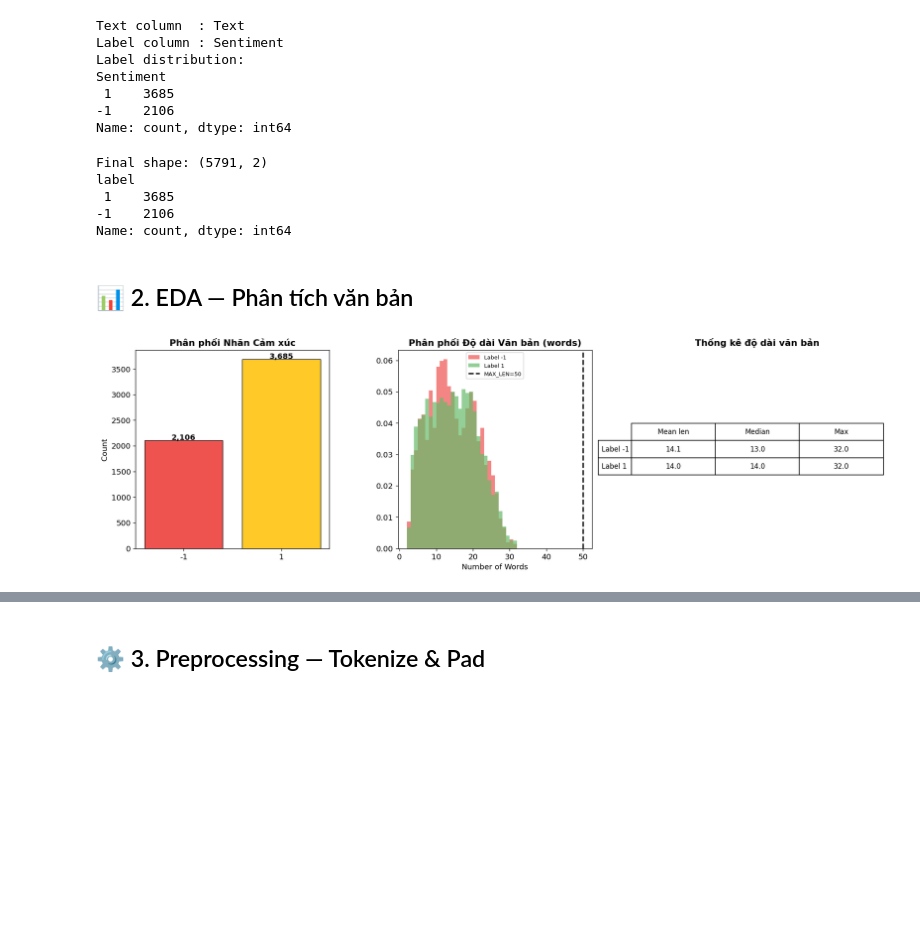
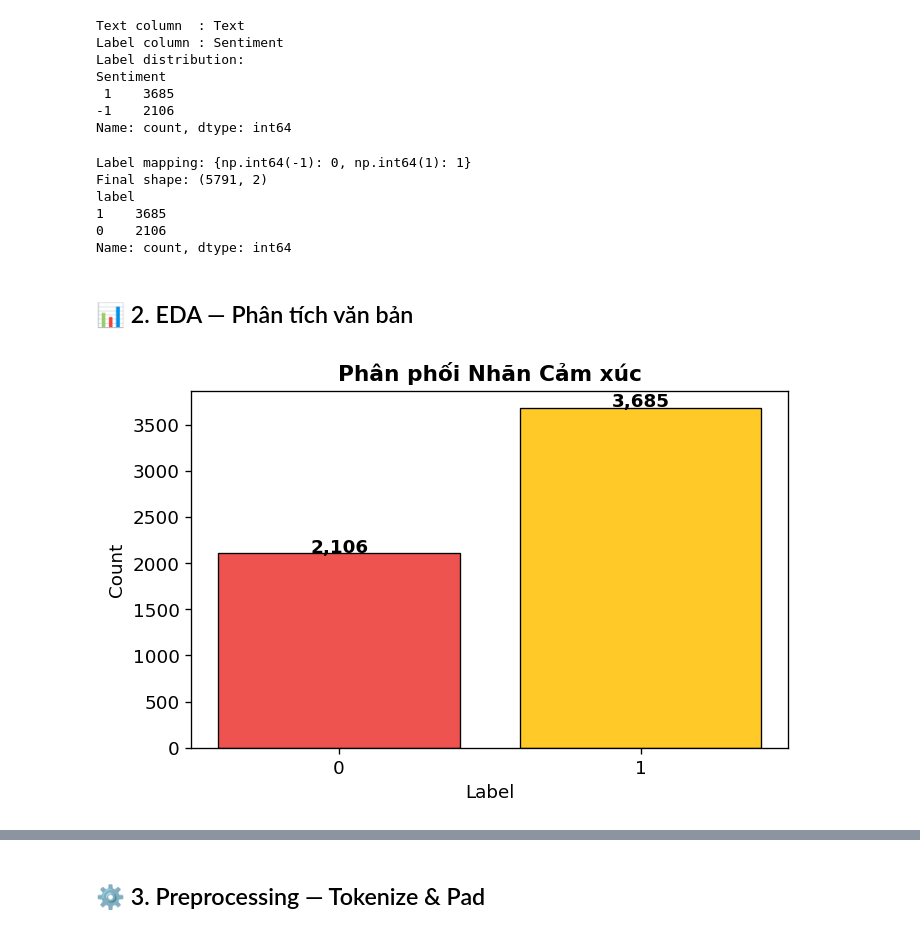
Before and after one commit to AnhLM027/TTCS, a Jupyter notebook: CK/Plan_6/Chương_3/code/01_stock_sentiment_rnn.ipynb, the cells around one changed output, grey strips where cells are left out. Saved outputs shown, nothing was run; the diff lists cells and outputs as text; code cells hidden in the pictures; blank space fills up the shorter version.

```diff
--- a/CK/Plan_6/Chương_3/code/01_stock_sentiment_rnn.ipynb
+++ b/CK/Plan_6/Chương_3/code/01_stock_sentiment_rnn.ipynb
@@ -92,61 +91,41 @@ df = df[[text_col, label_col]].dropna()
 df.columns = ['text', 'label']
 
 # Normalize labels to 0/1 if needed
-if df['label'].dtype == object:
-    label_map = {v: i for i, v in enumerate(sorted(df['label'].unique()))}
+unique_labels = sorted(df['label'].unique())
+if set(unique_labels) != set(range(len(unique_labels))):
+    label_map = {v: i for i, v in enumerate(unique_labels)}
     df['label'] = df['label'].map(label_map)
     print('Label mapping:', label_map)
 
 print(f'Final shape: {df.shape}')
 print(df['label'].value_counts())
 # %% [output]
+Label mapping: {np.int64(-1): 0, np.int64(1): 1}
 Final shape: (5791, 2)
 label
- 1    3685
--1    2106
+1    3685
+0    2106
 Name: count, dtype: int64
 # %% [markdown]
 ## 📊 2. EDA — Phân tích văn bản
 # %%
 df['text_len'] = df['text'].apply(lambda x: len(str(x).split()))
 
-fig, axes = plt.subplots(1, 3, figsize=(16, 5))
-
-# Label distribution
+# 1. Phân phối Nhãn Cảm xúc
+plt.figure(figsize=(6, 4))
 label_names = [str(v) for v in sorted(df['label'].unique())]
 counts = df['label'].value_counts().sort_index()
-bars = axes[0].bar(label_names, counts.values,
-                   color=['#EF5350','#FFCA28','#66BB6A'][:len(label_names)],
-                   edgecolor='black', linewidth=0.8)
-axes[0].set_title('Phân phối Nhãn Cảm xúc')
-axes[0].set_ylabel('Count')
+bars = plt.bar(label_names, counts.values,
+               color=['#EF5350','#FFCA28','#66BB6A'][:len(label_names)],
+               edgecolor='black', linewidth=0.8)
+plt.title('Phân phối Nhãn Cảm xúc')
+plt.ylabel('Count')
+plt.xlabel('Label')
 for bar, val in zip(bars, counts.values):
-    axes[0].text(bar.get_x()+bar.get_width()/2, bar.get_height()+10,
-                 f'{val:,}', ha='center', fontweight='bold')
-
-# Text length distribution
-for lbl, color in zip(sorted(df['label'].unique()), ['#EF5350','#66BB6A','#42A5F5']):
-    axes[1].hist(df[df['label']==lbl]['text_len'], bins=30, alpha=0.7,
-                 color=color, label=f'Label {lbl}', density=True)
-axes[1].axvline(MAX_LEN, color='black', linestyle='--', lw=2, label=f'MAX_LEN={MAX_LEN}')
-axes[1].set_title('Phân phối Độ dài Văn bản (words)')
-axes[1].set_xlabel('Number of Words')
-axes[1].legend(fontsize=8)
-
-# Length stats
-stats = df.groupby('label')['text_len'].describe()[['mean','50%','max']]
-axes[2].axis('off')
-table = axes[2].table(cellText=stats.round(1).values,
-                      rowLabels=[f'Label {i}' for i in stats.index],
-                      colLabels=['Mean len', 'Median', 'Max'],
-                      loc='center', cellLoc='center')
-table.auto_set_font_size(False)
-table.set_fontsize(10)
-table.scale(1.3, 2)
-axes[2].set_title('Thống kê độ dài văn bản')
-
+    plt.text(bar.get_x() + bar.get_width()/2, bar.get_height() + 10,
+             f'{val:,}', ha='center', fontweight='bold')
 plt.tight_layout()
-plt.savefig(f'{SAVE_DIR}/01_label_textlen_dist.png', bbox_inches='tight')
+plt.savefig(f'{SAVE_DIR}/01_a_label_dist.png', bbox_inches='tight')
 plt.show()
 # %% [output]
-[figure, old version]
+[figure, new version]
```
Also changed, not shown: parts of 15 cells of this notebook, 32 other files.
